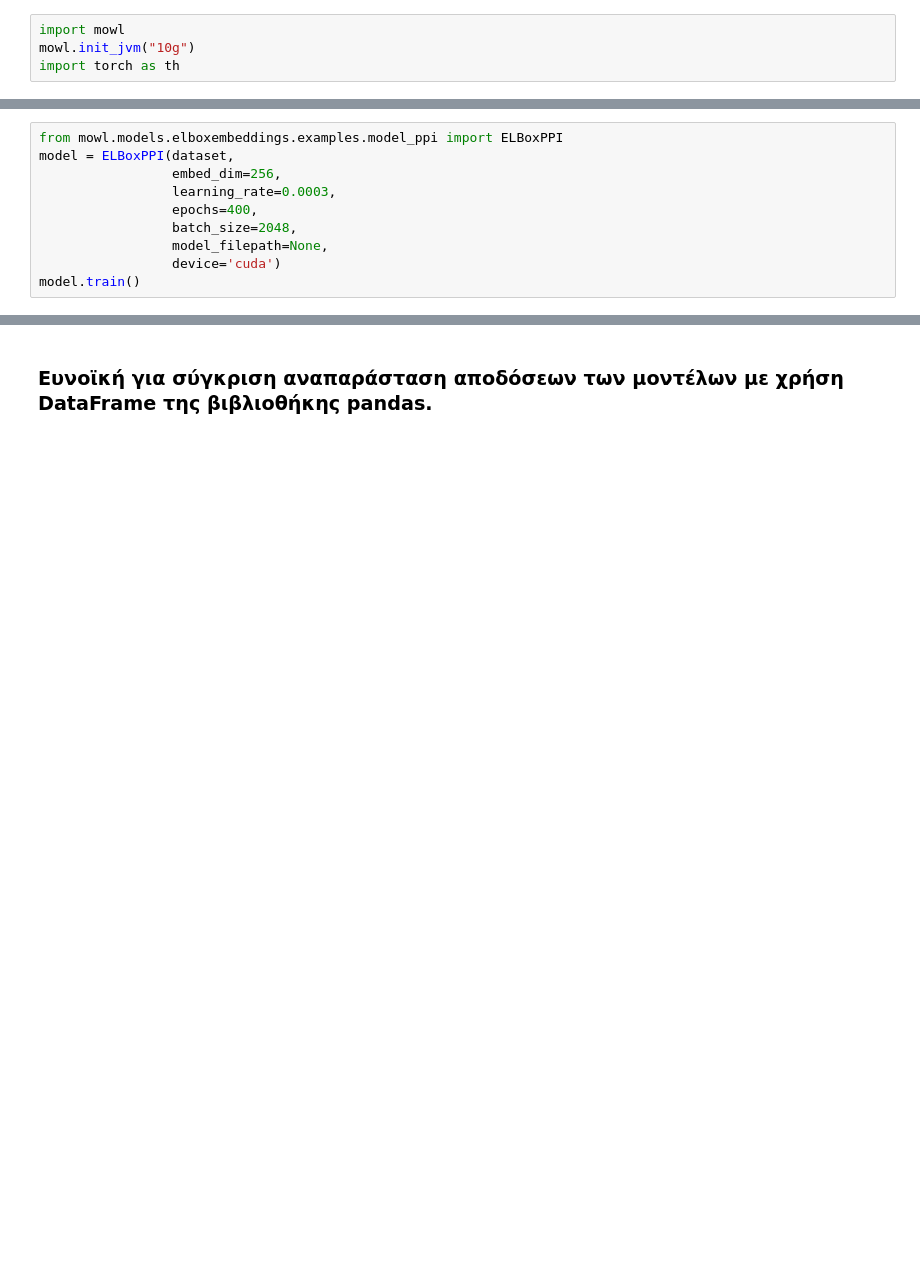
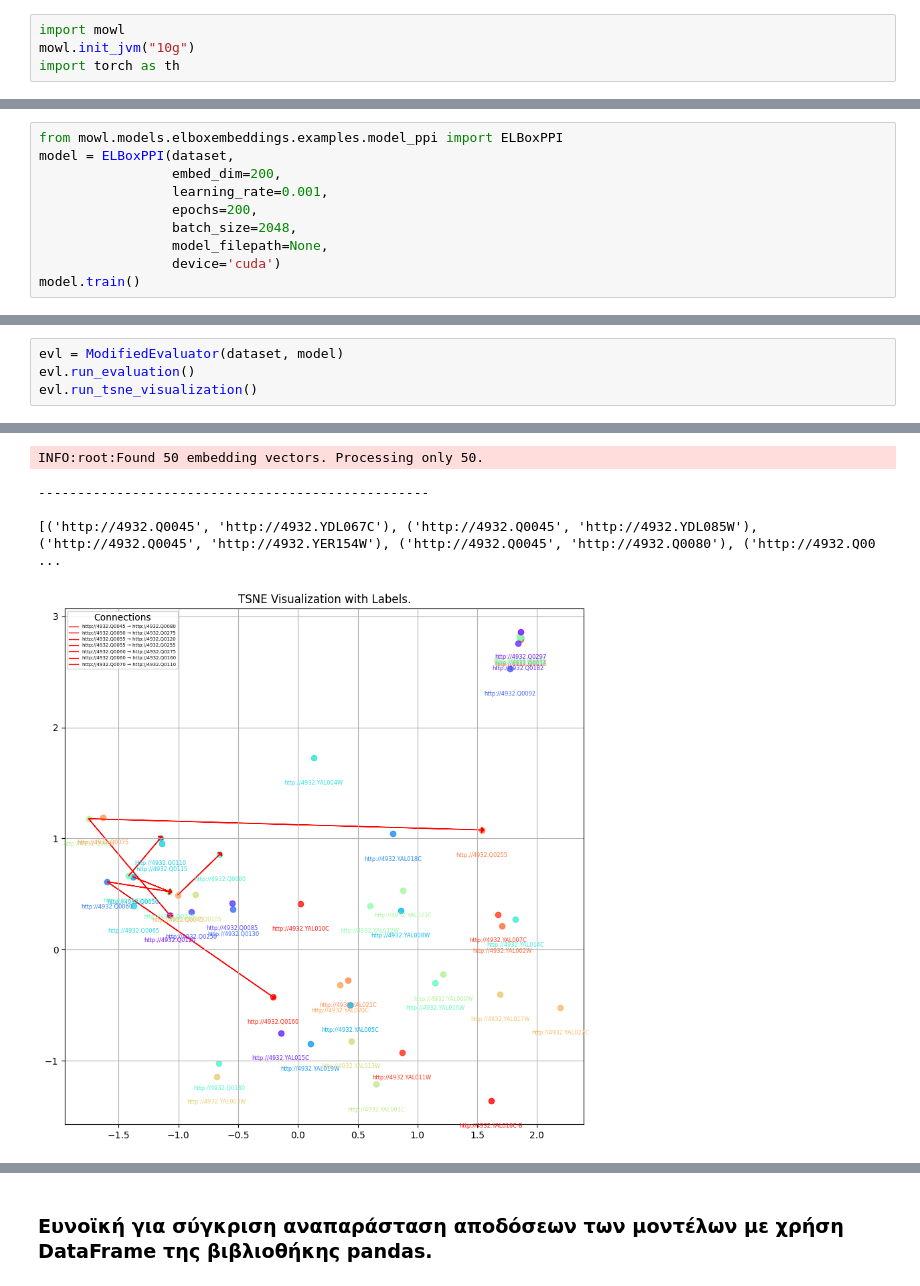
Before and after one commit to dallasGeorge/MachineLearningOnKnowledgeGraphs, a Jupyter notebook: mowlExample.ipynb, the cells around one changed output, grey strips where cells are left out. Cells and saved outputs as stored; diff of their text form; blank space fills up the shorter version.

```diff
--- a/mowlExample.ipynb
+++ b/mowlExample.ipynb
@@ -406,9 +433,9 @@ INFO:root:Found 50 embedding vectors. Processing only 50.
 # %%
 from mowl.models.elboxembeddings.examples.model_ppi import ELBoxPPI
 model = ELBoxPPI(dataset,
-                 embed_dim=256,
-                 learning_rate=0.0003,
-                 epochs=400,
+                 embed_dim=200,
+                 learning_rate=0.001,
+                 epochs=200,
                  batch_size=2048,
                  model_filepath=None,
                  device='cuda')
@@ -424,0 +456,5 @@ print(data2)
+# %%
+evl = ModifiedEvaluator(dataset, model)
+evl.run_evaluation()
+evl.run_tsne_visualization()
+# %% [output]
@@ -425,3 +478,8 @@ print(data2)
+INFO:root:Found 50 embedding vectors. Processing only 50.
+--------------------------------------------------
+
+[('http://4932.Q0045', 'http://4932.YDL067C'), ('http://4932.Q0045', 'http://4932.YDL085W'), ('http://4932.Q0045', 'http://4932.YER154W'), ('http://4932.Q0045', 'http://4932.Q0080'), ('http://4932.Q00 ...
+[figure, added]
 # %% [markdown]
 ## Embedding με χρήση γράφου
 ### TransE Embedding
```
Also changed, not shown: parts of 31 cells of this notebook.
